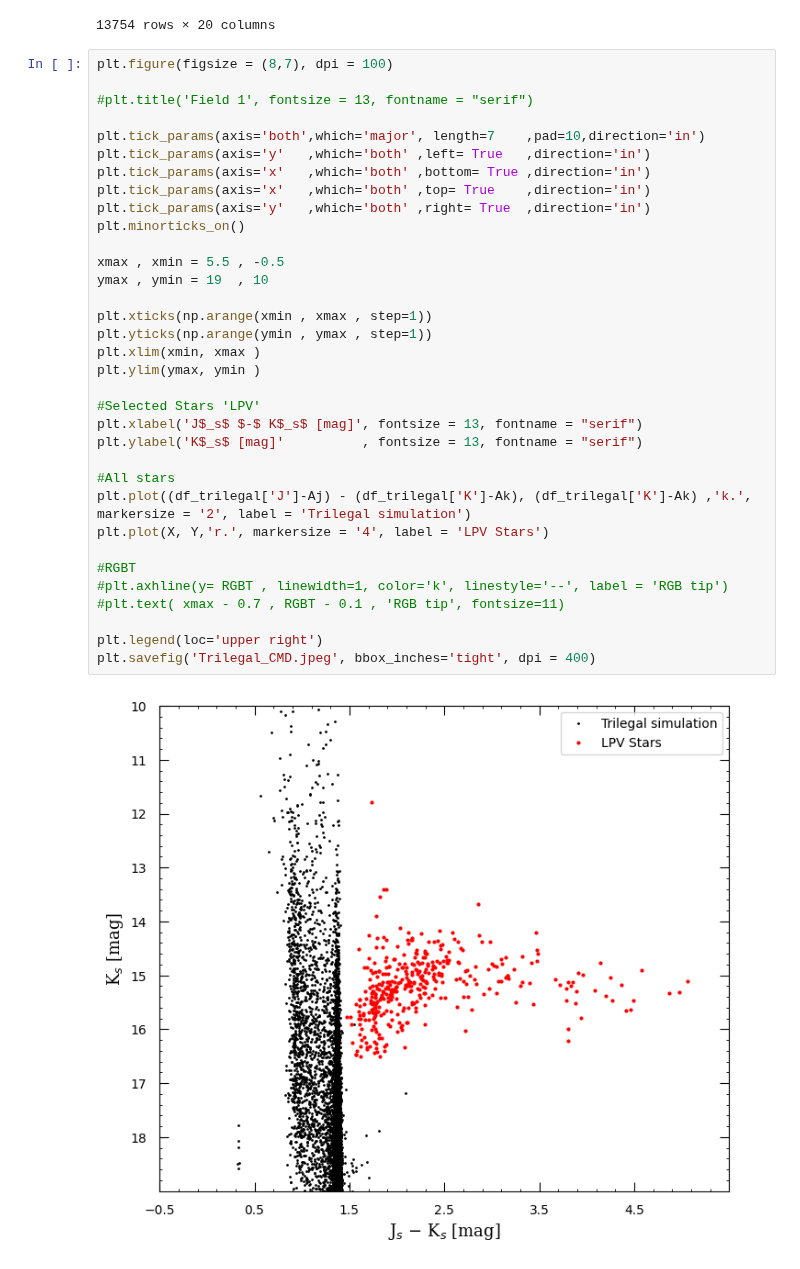
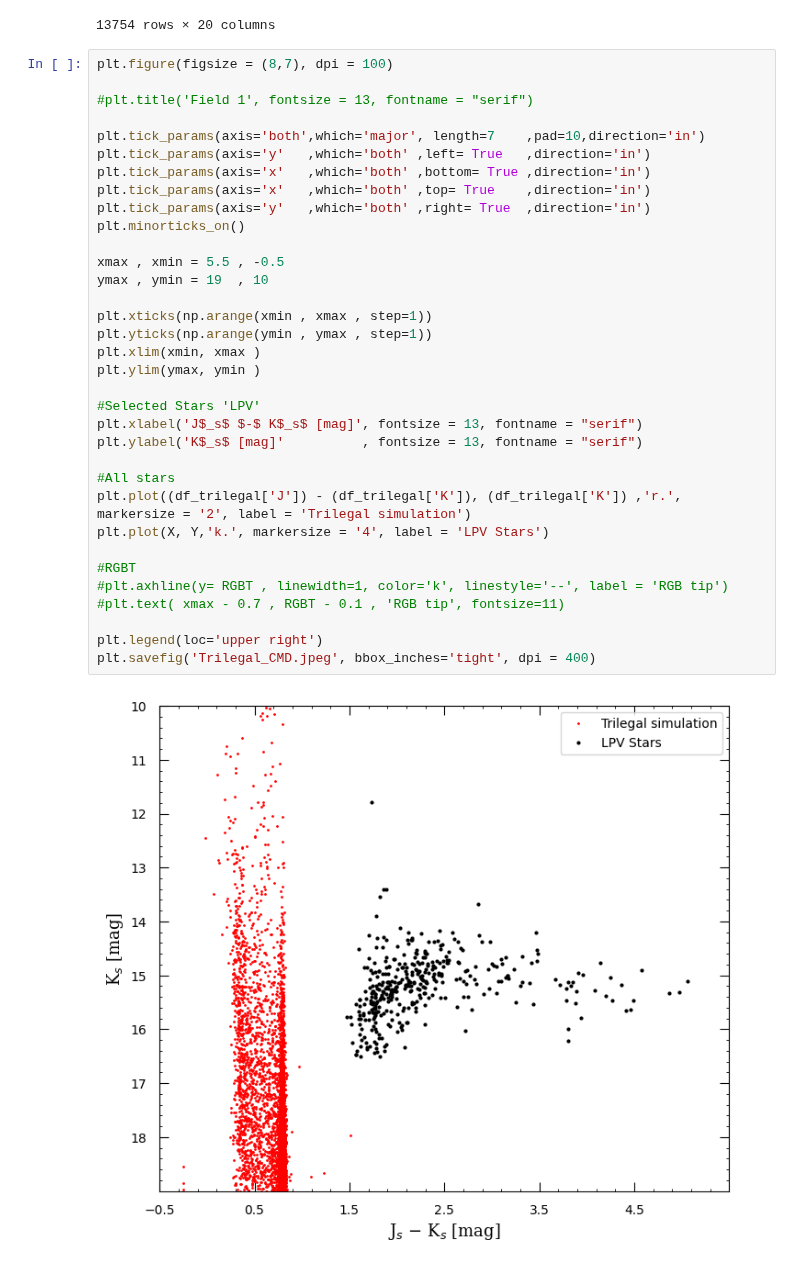
Before and after one commit to Mahdi-Abdollahii/NGC_6822, a Jupyter notebook: Trilegal_Data_Visualization/NGC6822_Trilegal_and_INF.ipynb, the cells around one changed output. Saved outputs shown, nothing was run; the diff lists cells and outputs as text.

```diff
--- a/Trilegal_Data_Visualization/NGC6822_Trilegal_and_INF.ipynb
+++ b/Trilegal_Data_Visualization/NGC6822_Trilegal_and_INF.ipynb
@@ -176,33 +176,33 @@ plt.figure(figsize = (8,7), dpi = 100)
 #plt.title('Field 1', fontsize = 13, fontname = "serif")
 
 plt.tick_params(axis='both',which='major', length=7    ,pad=10,direction='in')
 plt.tick_params(axis='y'   ,which='both' ,left= True   ,direction='in')
 plt.tick_params(axis='x'   ,which='both' ,bottom= True ,direction='in')
 plt.tick_params(axis='x'   ,which='both' ,top= True    ,direction='in')
 plt.tick_params(axis='y'   ,which='both' ,right= True  ,direction='in')
 plt.minorticks_on()
 
 xmax , xmin = 5.5 , -0.5
 ymax , ymin = 19  , 10
 
 plt.xticks(np.arange(xmin , xmax , step=1))
 plt.yticks(np.arange(ymin , ymax , step=1))
 plt.xlim(xmin, xmax )
 plt.ylim(ymax, ymin )
 
 #Selected Stars 'LPV'
 plt.xlabel('J$_s$ $-$ K$_s$ [mag]', fontsize = 13, fontname = "serif")
 plt.ylabel('K$_s$ [mag]'          , fontsize = 13, fontname = "serif")
 
 #All stars
-plt.plot((df_trilegal['J']-Aj) - (df_trilegal['K']-Ak), (df_trilegal['K']-Ak) ,'k.', markersize = '2', label = 'Trilegal simulation')
-plt.plot(X, Y,'r.', markersize = '4', label = 'LPV Stars')
+plt.plot((df_trilegal['J']) - (df_trilegal['K']), (df_trilegal['K']) ,'r.', markersize = '2', label = 'Trilegal simulation')
+plt.plot(X, Y,'k.', markersize = '4', label = 'LPV Stars')
 
 #RGBT
 #plt.axhline(y= RGBT , linewidth=1, color='k', linestyle='--', label = 'RGB tip')
 #plt.text( xmax - 0.7 , RGBT - 0.1 , 'RGB tip', fontsize=11)
 
 plt.legend(loc='upper right')
 plt.savefig('Trilegal_CMD.jpeg', bbox_inches='tight', dpi = 400)
 # %% [output]
-[figure, old version]
+[figure, new version]
```
Also changed, not shown: parts of 1 cell of this notebook.
